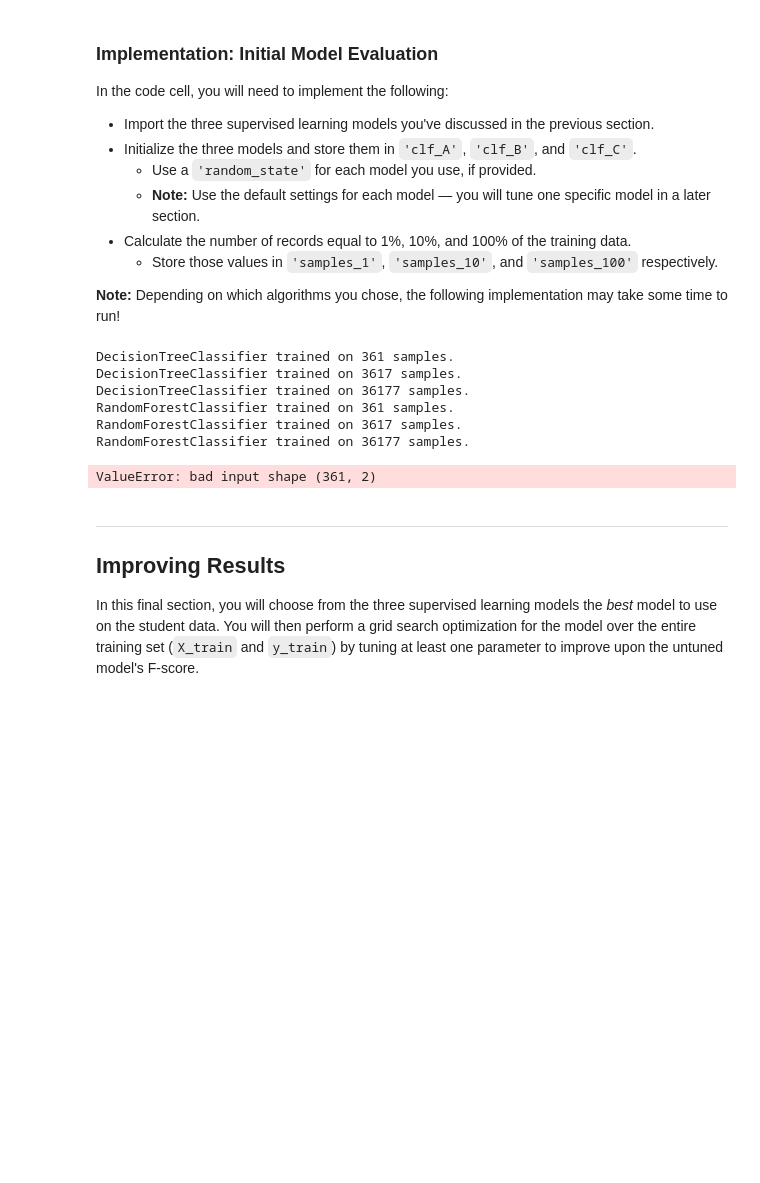
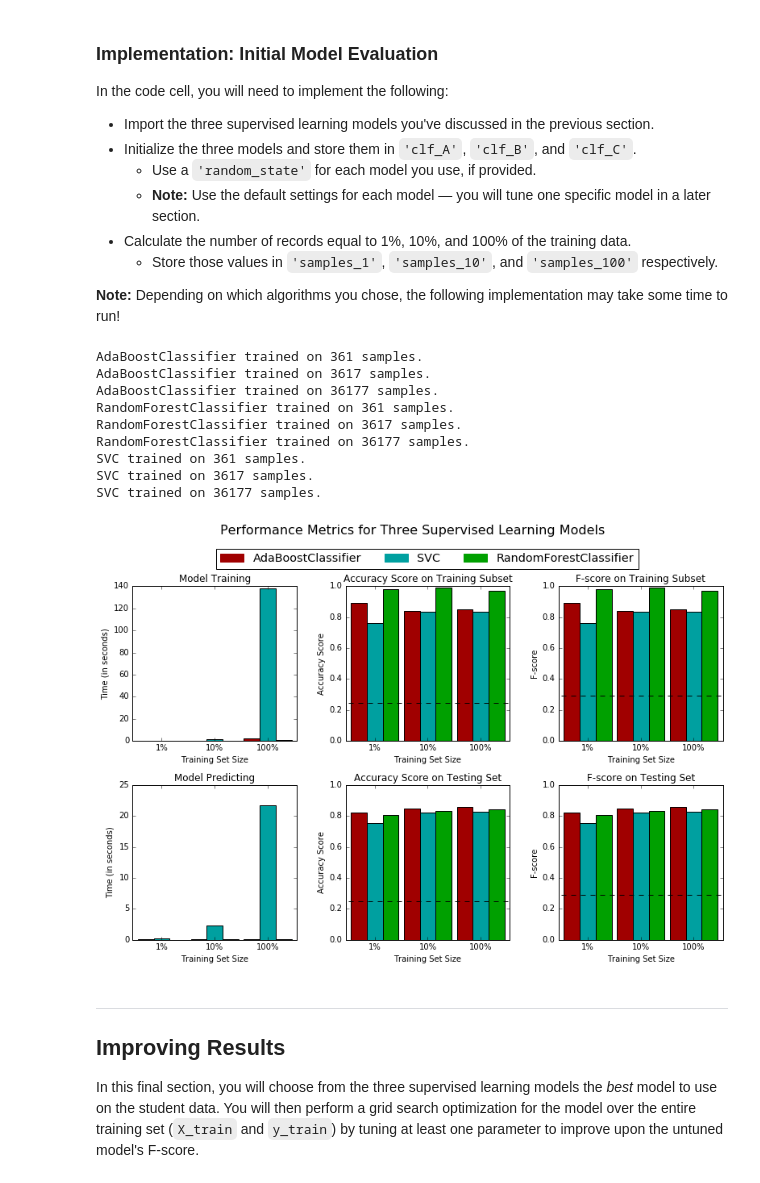
Before and after one commit to akshaylamba/finding_donors, a Jupyter notebook: finding_donors.ipynb, the cells around one changed output. Saved outputs shown, nothing was run; the diff lists cells and outputs as text; code cells hidden in the pictures; blank space fills up the shorter version.

```diff
--- a/finding_donors.ipynb
+++ b/finding_donors.ipynb
@@ -148,14 +159,13 @@ Additionally, as with the non-numeric features, we need to convert the non-numer
 features = pd.get_dummies(features_raw)
 
 # TODO: Encode the 'income_raw' data to numerical values
-income = pd.get_dummies(income_raw)
+income = income_raw.apply(lambda x: 1 if x == ">50K" else 0)
 
 # Print the number of features after one-hot encoding
 encoded = list(features.columns)
 print "{} total features after one-hot encoding.".format(len(encoded))
 
 # Uncomment the following line to see the encoded feature names
-print"--------------------------------------------------------------"
 print encoded
 # %% [output]
 103 total features after one-hot encoding.
@@ -341,7 +356,7 @@ def train_predict(learner, sample_size, X_train, y_train, X_test, y_test):
 
     # TODO: Fit the learner to the training data using slicing with 'sample_size'
     start = time() # Get start time
-    learner.fit(X_train.head(sample_size), y_train.head(sample_size))
+    learner.fit(X_train[:sample_size], y_train[:sample_size])
     end = time() # Get end time
 
     # TODO: Calculate the training time
@@ -364,9 +379,9 @@ def train_predict(learner, sample_size, X_train, y_train, X_test, y_test):
     results['acc_test'] = accuracy_score(y_test,predictions_test)
 
     # TODO: Compute F-score on the the first 300 training samples
-    results['f_train'] = fbeta_score(y_train[:300], predictions_train, beta=0.5,average='macro')
+    results['f_train'] = fbeta_score(y_train[:300], predictions_train, beta=0.5,average='micro')
     # TODO: Compute F-score on the test set
-    results['f_test'] =  fbeta_score(y_test,predictions_test, beta=0.5,average='macro')
+    results['f_test'] =  fbeta_score(y_test,predictions_test, beta=0.5,average='micro')
 
     # Success
     print "{} trained on {} samples.".format(learner.__class__.__name__, sample_size)
@@ -386,40 +401,42 @@ In the code cell, you will need to implement the following:
 **Note:** Depending on which algorithms you chose, the following implementation may take some time to run!
 # %%
 # TODO: Import the three supervised learning models from sklearn
-
-from sklearn.tree import DecisionTreeClassifier
+from sklearn.ensemble import AdaBoostClassifier
 from sklearn.ensemble import RandomForestClassifier
 from sklearn.svm import SVC
 
 # TODO: Initialize the three models
-clf_A = DecisionTreeClassifier()
-clf_B = RandomForestClassifier(criterion="entropy",n_estimators=100,random_state=0)
-clf_C = SVC(random_state=0)
+clf_A = AdaBoostClassifier(random_state=42)
+clf_B = RandomForestClassifier(random_state=42)
+clf_C = SVC(random_state=42)
 
 # TODO: Calculate the number of samples for 1%, 10%, and 100% of the training data
 samples_1 = int(len(X_train)*0.01)
 samples_10 = int(len(X_train)*0.1)
 samples_100 = int(len(X_train))
 
 # Collect results on the learners
 results = {}
 for clf in [clf_A, clf_B, clf_C]:
     clf_name = clf.__class__.__name__
     results[clf_name] = {}
     for i, samples in enumerate([samples_1, samples_10, samples_100]):
         results[clf_name][i] = \
         train_predict(clf, samples, X_train, y_train, X_test, y_test)
 
 # Run metrics visualization for the three supervised learning models chosen
 vs.evaluate(results, accuracy, fscore)
 # %% [output]
-DecisionTreeClassifier trained on 361 samples.
-DecisionTreeClassifier trained on 3617 samples.
-DecisionTreeClassifier trained on 36177 samples.
+AdaBoostClassifier trained on 361 samples.
+AdaBoostClassifier trained on 3617 samples.
+AdaBoostClassifier trained on 36177 samples.
 RandomForestClassifier trained on 361 samples.
 RandomForestClassifier trained on 3617 samples.
 RandomForestClassifier trained on 36177 samples.
+SVC trained on 361 samples.
+SVC trained on 3617 samples.
+SVC trained on 36177 samples.
-ValueError: bad input shape (361, 2)
+[figure, added]
 # %% [markdown]
 ----
 ## Improving Results
```
Also changed, not shown: parts of 23 cells of this notebook, 2 other files.
